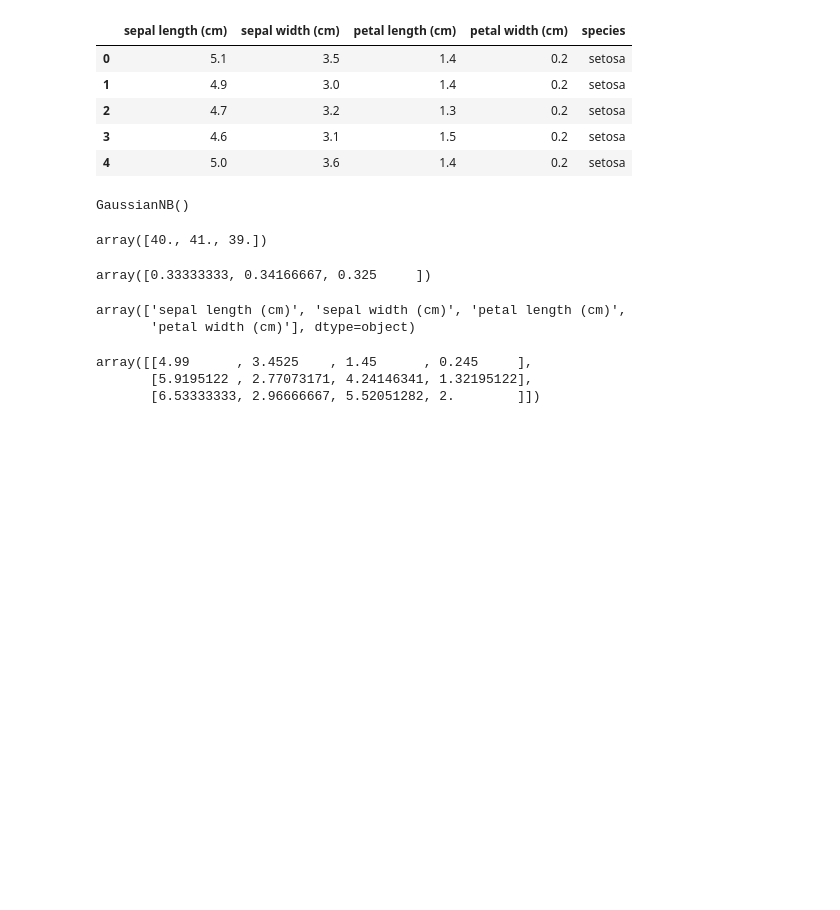
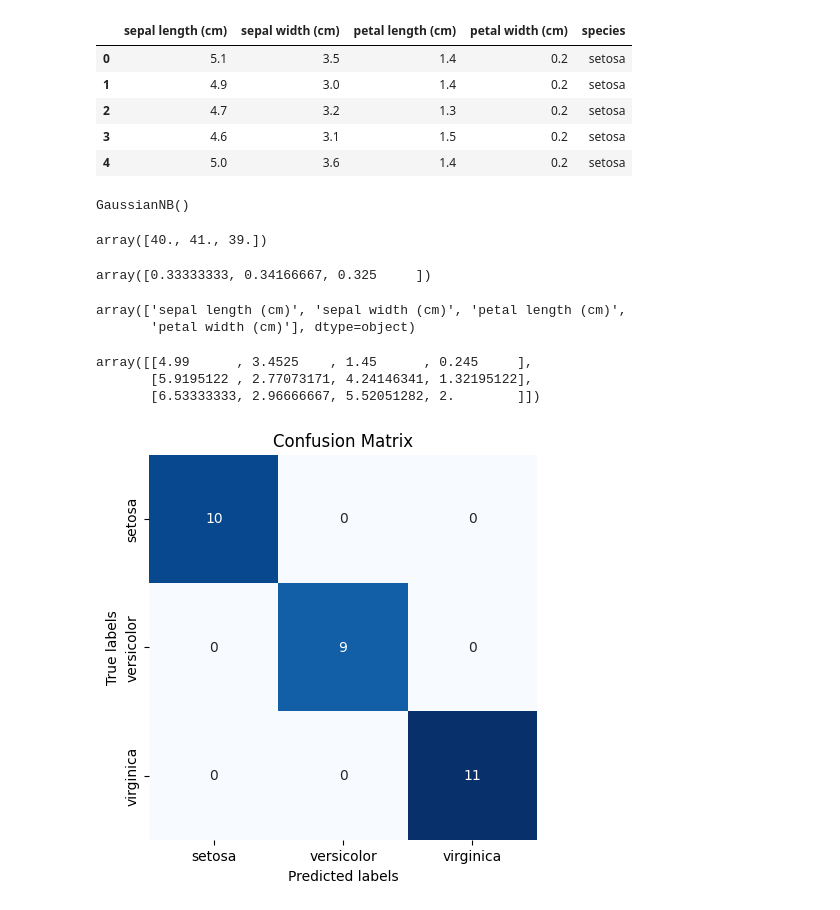
Before and after one commit to srodriguezc91/Proyecto_final_ML_V1, a Jupyter notebook: Código/Clasificación NAIVE BAYES.ipynb, the cells around one changed output. Drawn from its saved outputs; the diff is of its cells as text; code cells hidden in the pictures; blank space fills up the shorter version.

```diff
--- a/Código/Clasificación NAIVE BAYES.ipynb
+++ b/Código/Clasificación NAIVE BAYES.ipynb
@@ -66,3 +66,18 @@ from sklearn.metrics import classification_report
 from sklearn.metrics import roc_curve, roc_auc_score
 from sklearn.metrics import precision_recall_curve
 from sklearn.metrics import auc
+# %%
+import seaborn as sns
+import matplotlib.pyplot as plt
+
+ax, fig = plt.subplots(figsize=(5, 5))
+ax = sns.heatmap(confusion_matrix(y_test, y_pred), annot=True, cmap='Blues', cbar=False)
+ax.set_xlabel('Predicted labels')
+ax.set_ylabel('True labels')
+ax.set_title('Confusion Matrix')
+ax.xaxis.set_ticklabels(iris.target_names)
+ax.yaxis.set_ticklabels(iris.target_names)
+
+plt.show()
+# %% [output]
+[figure, added]
```
Also changed, not shown: parts of 7 cells of this notebook, 1 other file.
